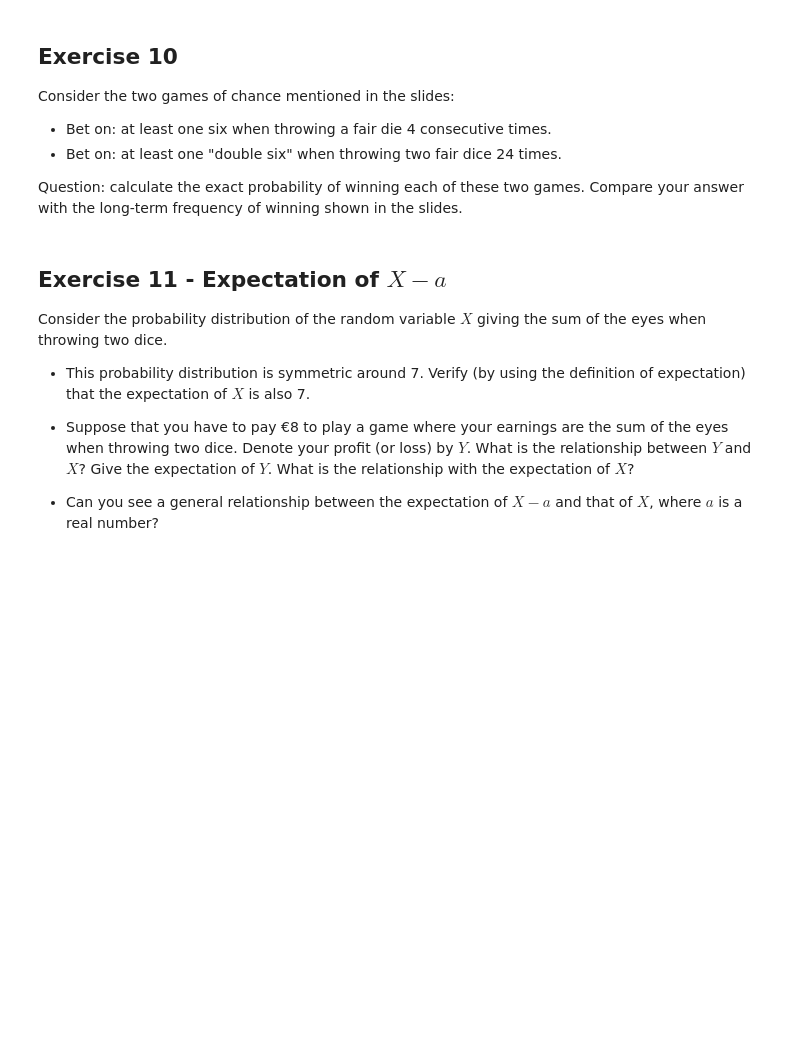
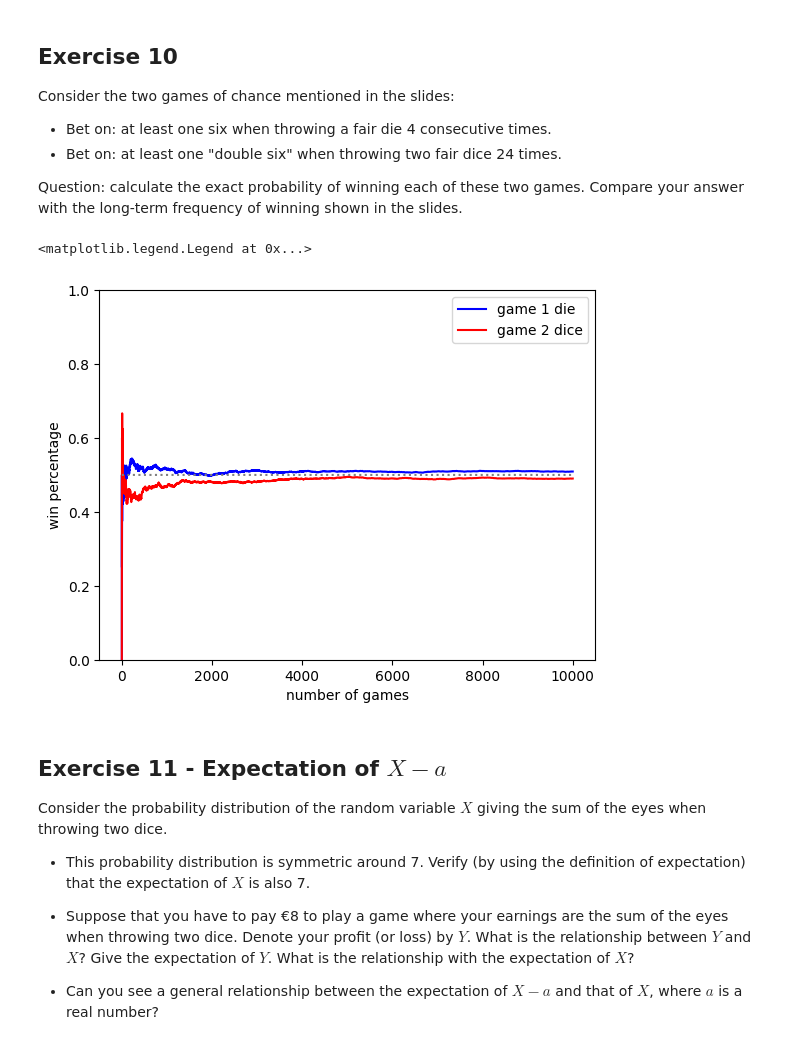
Before and after one commit to BrentVervaet/dsai-labs-bv, a Jupyter notebook: 3-central-limit-testing/lab-3.01-probability-2024.ipynb, the cells around one changed output. Drawn from its saved outputs; the diff is of its cells as text; code cells hidden in the pictures; blank space fills up the shorter version.

```diff
--- a/3-central-limit-testing/lab-3.01-probability-2024.ipynb
+++ b/3-central-limit-testing/lab-3.01-probability-2024.ipynb
@@ -180,6 +275,44 @@ Consider the two games of chance mentioned in the slides:
 - Bet on: at least one "double six" when throwing two fair dice 24 times.
 
 Question: calculate the exact probability of winning each of these two games. Compare your answer with the long-term frequency of winning shown in the slides.
+# %%
+import random
+
+number_of_games = 10000
+
+number_of_times_won = 0
+l_game_1 = []
+for index in range(1, number_of_games + 1):
+  number_of_times_6 = 0
+  for _ in range(4):
+    number_of_times_6 += 1 if random.randint(1,6) == 6 else 0
+  number_of_times_won += 1 if number_of_times_6 >= 1 else 0
+  l_game_1.append(number_of_times_won / index)
+
+number_of_times_won = 0
+l_game_2 = []
+for index in range(1, number_of_games + 1):
+  number_of_times_double_6 = 0
+  for _ in range(24):
+    number_of_times_double_6 += 1 if (random.randint(1,6) == 6 and random.randint(1,6) == 6) else 0
+  number_of_times_won += 1 if number_of_times_double_6 >= 1 else 0
+  l_game_2.append(number_of_times_won / index)
+
+data = {'number of games': range(1,number_of_games + 1), 'game 1 die': l_game_1, 'game 2 dice': l_game_2}
+
+f, ax = plt.subplots(1, 1);
+
+sns.lineplot(ax=ax, x='number of games', y='game 1 die', data=data, color = "blue", label="game 1 die");
+sns.lineplot(ax=ax, x='number of games', y='game 2 dice', data=data, color = "red", label="game 2 dice");
+sns.lineplot(ax=ax, x='number of games', y=0.5, data=data, color = "grey", linestyle='dotted');
+
+plt.xlabel('number of games');
+plt.ylabel('win percentage');
+plt.ylim((0,1));
+plt.legend()
+# %% [output]
+<matplotlib.legend.Legend at 0x...>
+[figure, added]
 # %% [markdown]
 ## Exercise 11 - Expectation of $X-a$
 
```
Also changed, not shown: parts of 8 cells of this notebook, 1 other file.
